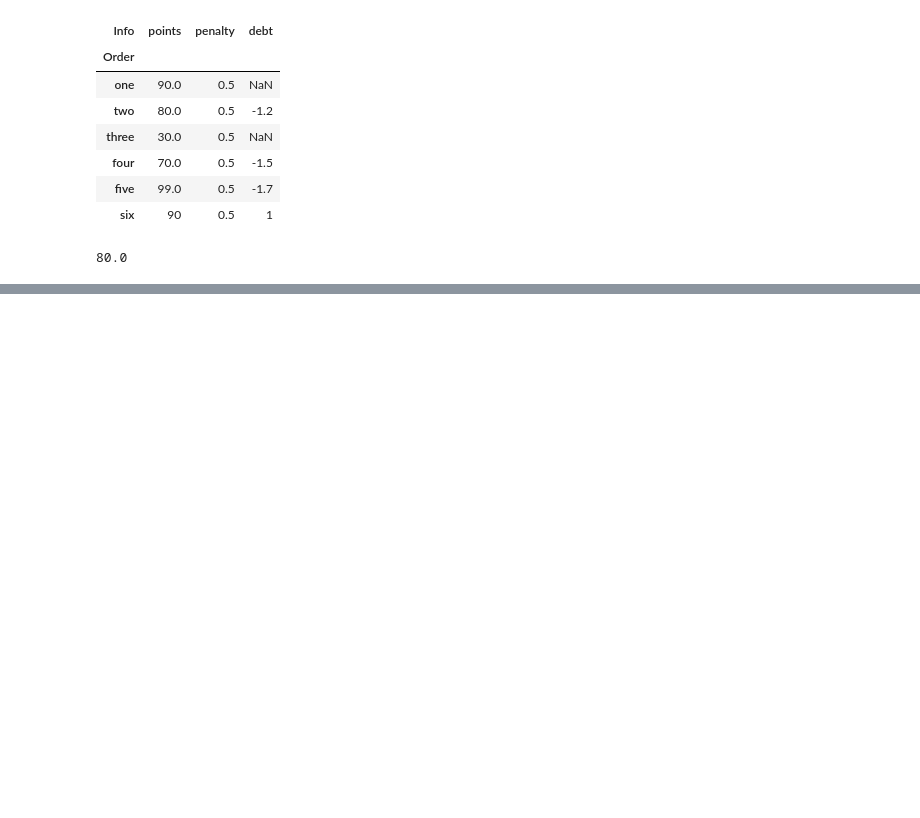
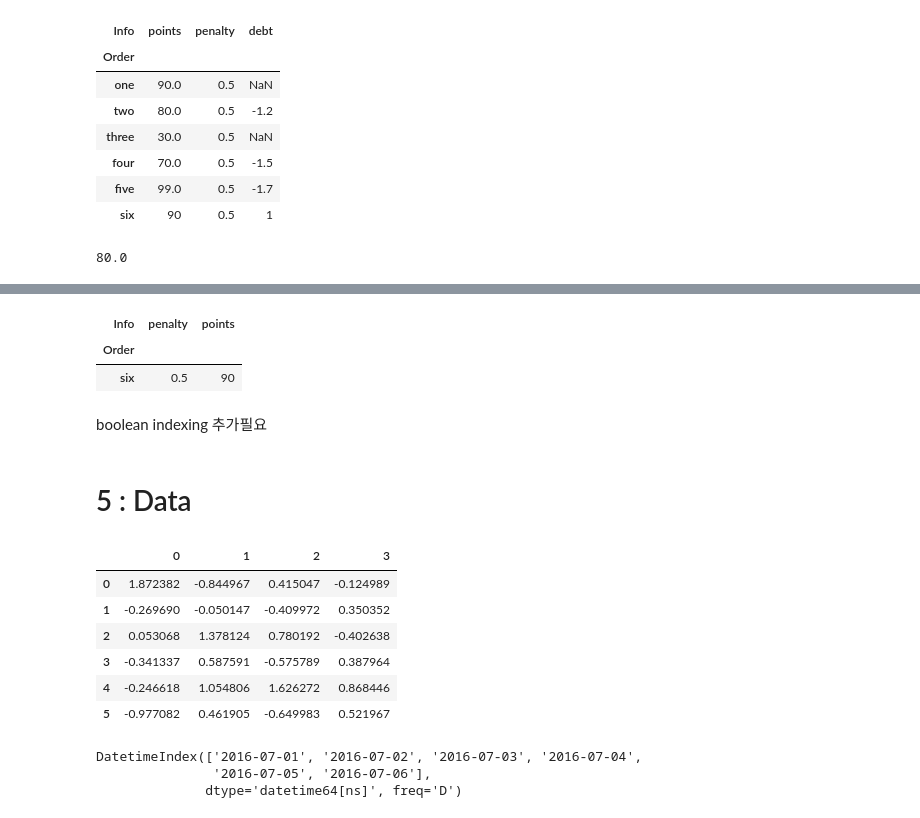
Before and after one commit to jjuhyeok/pandas-python-, a Jupyter notebook: pandas-base.ipynb, the cells around one changed output, grey strips where cells are left out. Saved outputs shown, nothing was run; the diff lists cells and outputs as text; code cells hidden in the pictures; blank space fills up the shorter version.

```diff
--- a/pandas-base.ipynb
+++ b/pandas-base.ipynb
@@ -387,0 +401,34 @@ df.iloc[1,1] #1행 1열 선택
+# %%
+df.loc[df['penalty'] == '0.5',['penalty','points']]
+# %% [output]
+| Info | penalty | points |
+| Order |  |  |
+| six | 0.5 | 90 |
+# %% [markdown]
+boolean indexing 추가필요
+# %% [markdown]
+
+# 5 : Data
+# %%
+# DataFrame을 만들때 index, column을 설정하지 않으면
+#기본값으로 0부터 시작하는 정수형 숫자로 입력된다.
+df = pd.DataFrame(np.random.randn(6,4))
+df
+# %% [output]
+|  | 0 | 1 | 2 | 3 |
+| 0 | 1.872382 | -0.844967 | 0.415047 | -0.124989 |
+| 1 | -0.269690 | -0.050147 | -0.409972 | 0.350352 |
+| 2 | 0.053068 | 1.378124 | 0.780192 | -0.402638 |
+| 3 | -0.341337 | 0.587591 | -0.575789 | 0.387964 |
+| 4 | -0.246618 | 1.054806 | 1.626272 | 0.868446 |
+| 5 | -0.977082 | 0.461905 | -0.649983 | 0.521967 |
+# %%
+df.columns = ['A', 'B', 'C', 'D']
+df.index = pd.date_range('20160701', periods=6)
+#pandas에서 제공하는 date range함수는 datetime 자료형으로 구성된,
+#날짜 시각등을 알 수 있는 자료형을 만드는 함수
+df.index
+# %% [output]
+DatetimeIndex(['2016-07-01', '2016-07-02', '2016-07-03', '2016-07-04',
+               '2016-07-05', '2016-07-06'],
+              dtype='datetime64[ns]', freq='D')
```
Also changed, not shown: parts of 5 cells of this notebook.
